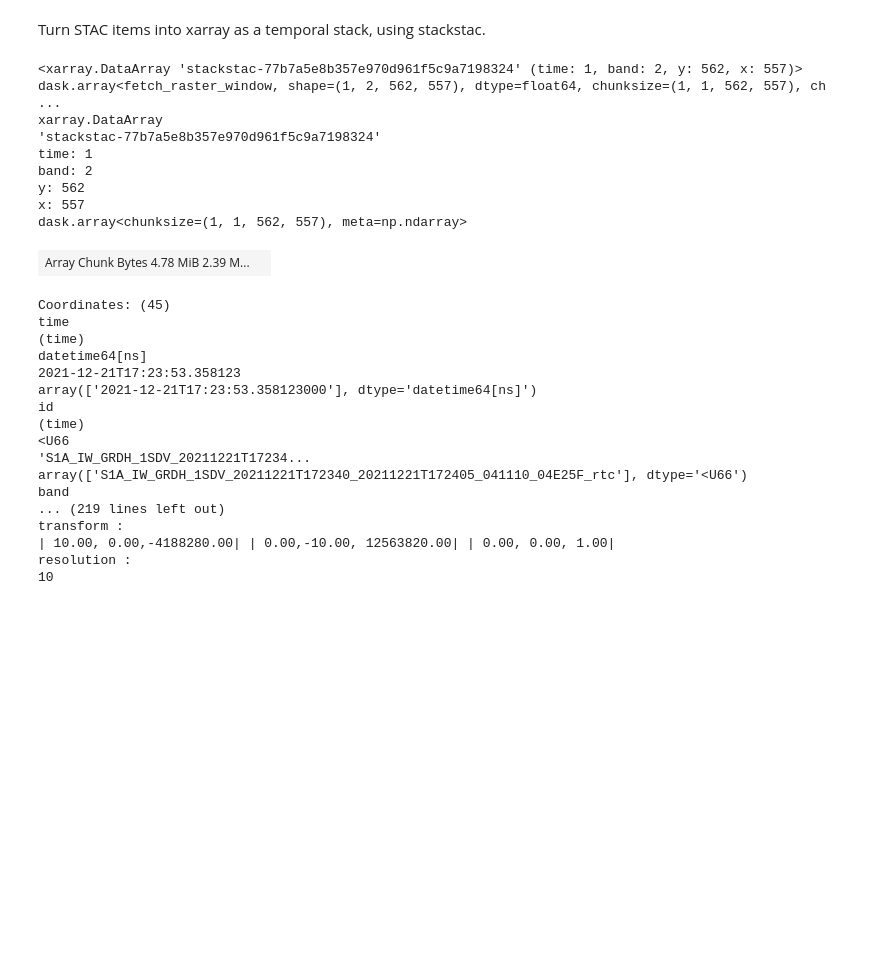
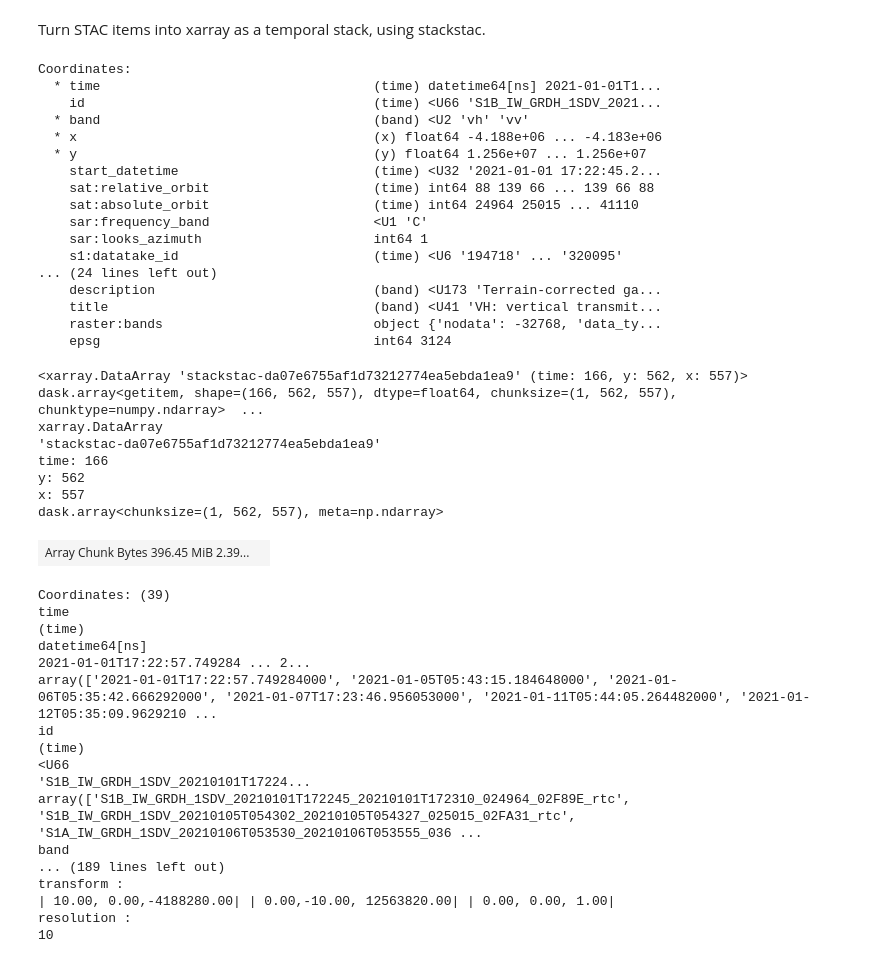
Before and after one commit to jbbarre/EarthGIF, a Jupyter notebook: ODC_sentinel1_Planetary.ipynb, the cells around one changed output. Cells and saved outputs as stored; diff of their text form; code cells hidden in the pictures; blank space fills up the shorter version.

```diff
--- a/ODC_sentinel1_Planetary.ipynb
+++ b/ODC_sentinel1_Planetary.ipynb
@@ -125,32 +126,51 @@ print(str(len(items))+ ' scenes found')
 # %% [markdown]
 Turn STAC items into xarray as a temporal stack, using stackstac.
 # %%
-stack = stackstac.stack(items[0], bounds_latlon=bbox, epsg = 3124,resolution=10)
-stack
+stack = stackstac.stack(items, bounds_latlon=bbox, epsg = 3124,resolution=10)
+stack.coords
 # %% [output]
-<xarray.DataArray 'stackstac-77b7a5e8b357e970d961f5c9a7198324' (time: 1, band: 2, y: 562, x: 557)> dask.array<fetch_raster_window, shape=(1, 2, 562, 557), dtype=float64, chunksize=(1, 1, 562, 557), ch ...
-xarray.DataArray
-'stackstac-77b7a5e8b357e970d961f5c9a7198324'
-time: 1
-band: 2
-y: 562
-x: 557
-dask.array<chunksize=(1, 1, 562, 557), meta=np.ndarray>
+Coordinates:
+  * time                                   (time) datetime64[ns] 2021-01-01T1...
+    id                                     (time) <U66 'S1B_IW_GRDH_1SDV_2021...
+  * band                                   (band) <U2 'vh' 'vv'
+  * x                                      (x) float64 -4.188e+06 ... -4.183e+06
+  * y                                      (y) float64 1.256e+07 ... 1.256e+07
+    start_datetime                         (time) <U32 '2021-01-01 17:22:45.2...
+    sat:relative_orbit                     (time) int64 88 139 66 ... 139 66 88
+    sat:absolute_orbit                     (time) int64 24964 25015 ... 41110
+    sar:frequency_band                     <U1 'C'
+    sar:looks_azimuth                      int64 1
+    s1:datatake_id                         (time) <U6 '194718' ... '320095'
+... (24 lines left out)
+    description                            (band) <U173 'Terrain-corrected ga...
+    title                                  (band) <U41 'VH: vertical transmit...
+    raster:bands                           object {'nodata': -32768, 'data_ty...
+    epsg                                   int64 3124
-| Array Chunk Bytes 4.78 MiB 2.39 M... |  |
-Coordinates: (45)
-time
-(time)
-datetime64[ns]
-2021-12-21T17:23:53.358123
-array(['2021-12-21T17:23:53.358123000'], dtype='datetime64[ns]')
-id
-(time)
-<U66
-'S1A_IW_GRDH_1SDV_20211221T17234...
-array(['S1A_IW_GRDH_1SDV_20211221T172340_20211221T172405_041110_04E25F_rtc'], dtype='<U66')
-band
-... (219 lines left out)
-transform :
-| 10.00, 0.00,-4188280.00| | 0.00,-10.00, 12563820.00| | 0.00, 0.00, 1.00|
-resolution :
-10
+# %%
+stack.sel(band='vh')
+# %% [output]
+<xarray.DataArray 'stackstac-da07e6755af1d73212774ea5ebda1ea9' (time: 166, y: 562, x: 557)> dask.array<getitem, shape=(166, 562, 557), dtype=float64, chunksize=(1, 562, 557), chunktype=numpy.ndarray>  ...
+xarray.DataArray
+'stackstac-da07e6755af1d73212774ea5ebda1ea9'
+time: 166
+y: 562
+x: 557
+dask.array<chunksize=(1, 562, 557), meta=np.ndarray>
+| Array Chunk Bytes 396.45 MiB 2.39... |  |
+Coordinates: (39)
+time
+(time)
+datetime64[ns]
+2021-01-01T17:22:57.749284 ... 2...
+array(['2021-01-01T17:22:57.749284000', '2021-01-05T05:43:15.184648000', '2021-01-06T05:35:42.666292000', '2021-01-07T17:23:46.956053000', '2021-01-11T05:44:05.264482000', '2021-01-12T05:35:09.9629210 ...
+id
+(time)
+<U66
+'S1B_IW_GRDH_1SDV_20210101T17224...
+array(['S1B_IW_GRDH_1SDV_20210101T172245_20210101T172310_024964_02F89E_rtc', 'S1B_IW_GRDH_1SDV_20210105T054302_20210105T054327_025015_02FA31_rtc', 'S1A_IW_GRDH_1SDV_20210106T053530_20210106T053555_036 ...
+band
+... (189 lines left out)
+transform :
+| 10.00, 0.00,-4188280.00| | 0.00,-10.00, 12563820.00| | 0.00, 0.00, 1.00|
+resolution :
+10
```
Also changed, not shown: parts of 10 cells of this notebook, 2 other files.
